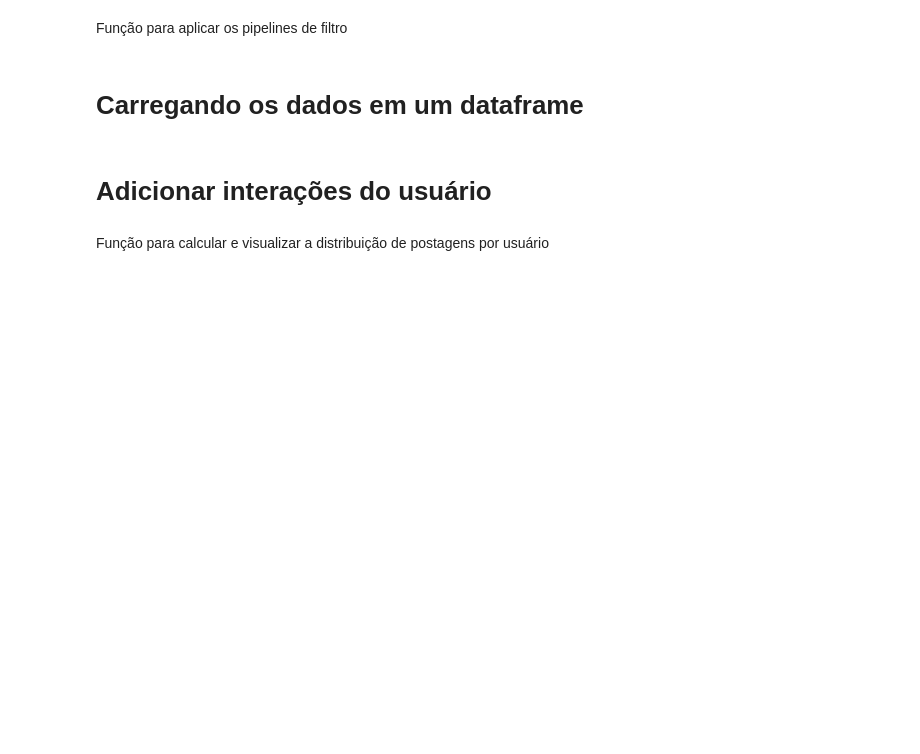
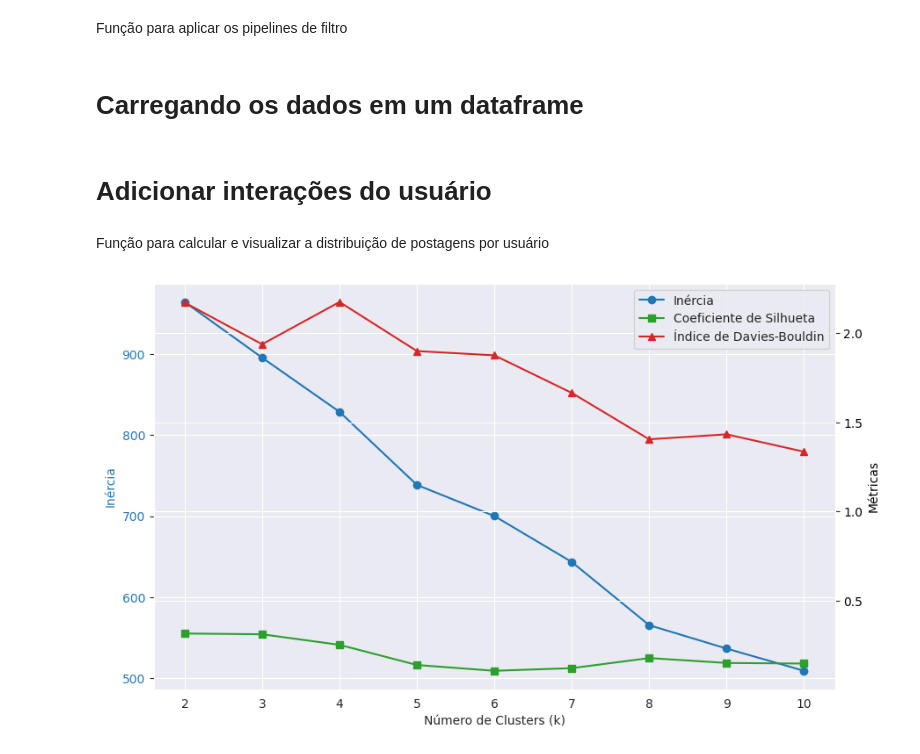
Before and after one commit to paulovitorss/analise_dados, a Jupyter notebook: teste.ipynb, the cells around one changed output. Drawn from its saved outputs; the diff is of its cells as text; code cells hidden in the pictures; blank space fills up the shorter version.

Commit message:
Testando clusters

```diff
--- a/teste.ipynb
+++ b/teste.ipynb
@@ -132,6 +128,9 @@ df_likes = manipular_e_filtrar_likes(df_original_likes)
 
 # Pegar os mesmos usuários do df_posts
 df_likes = df_likes[df_likes['id_usuario'].isin(df_posts['id_usuario'])]
+
+# Adicionar a coluna de quantidade de likes
+df_likes['quantLikes'] = 1
 df_likes.head()
 # %% [markdown]
 # Adicionar interações do usuário
@@ -370,0 +330,17 @@ plt.show()
+# %%
+from sklearn.preprocessing import StandardScaler
+
+variaveis = df_agrupado_soma[[
+    'somaInteracoesComOutros', 'somaSharedPhotoPostVideo', 'somaAtualizacaoPerfil', 'somaPostMsg', 'somaAddPhoto',
+    'somaSharedEvent', 'somaSharedMemory', 'somaStatus', 'somaLikes'
+]]
+
+variaveis2 = df_agrupado_soma[[
+    'somaPostMsg', 'somaProfile', 'somaCover', 'somaAddPhotoWithOthers', 'somaIsWithOthers',
+    'somaAddPhoto', 'somaSharedPhoto', 'somaSharedVideo', 'somaSharedLink', 'somaSharedPost', 'somaSharedEvent',
+    'somaSharedMemory', 'somaStatus', 'idade', 'genero', 'quantAmigos', 'somaLikes'
+]]
+
+# Normalizar as variáveis
+scaler = StandardScaler()
+variaveis_normalizadas = scaler.fit_transform(variaveis2)
@@ -371,3 +368,35 @@ plt.show()
+# %%
+# Plotar as métricas em um único gráfico
+fig, ax1 = plt.subplots(figsize=(10, 6))
+
+# Gráfico da Inércia
+color_inertia = 'tab:blue'
+ax1.set_xlabel('Número de Clusters (k)')
+ax1.set_ylabel('Inércia', color=color_inertia)
+ax1.plot(k_values, inertias, marker='o', color=color_inertia, label='Inércia')
+ax1.tick_params(axis='y', labelcolor=color_inertia)
+ax1.set_xticks(k_values)
+
+ax2 = ax1.twinx()
+
+color_silhouette = 'tab:green'
+color_db = 'tab:red'
+ax2.set_ylabel('Métricas', color='black')
+ax2.plot(k_values, silhouette_scores, marker='s', color=color_silhouette, label='Coeficiente de Silhueta')
+ax2.plot(k_values, davies_bouldin_scores, marker='^', color=color_db, label='Índice de Davies-Bouldin')
+ax2.tick_params(axis='y', labelcolor='black')
+
+# Combinar as legendas
+lines_labels = [ax1.get_legend_handles_labels(), ax2.get_legend_handles_labels()]
+lines, labels = [sum(lol, []) for lol in zip(*lines_labels)]
+ax2.legend(lines, labels, loc='upper right')
+
+# Título do Gráfico
+# plt.title('Avaliação do K-Means com Inércia, Coeficiente de Silhueta e Índice de Davies-Bouldin')
+
+plt.show()
+# %% [output]
+[figure, added]
 # %%
 # Printar o silhouette score junto com o número de clusters
 for k, score in zip(k_values, silhouette_scores):
```
Also changed, not shown: parts of 24 cells of this notebook, 3 other files.
